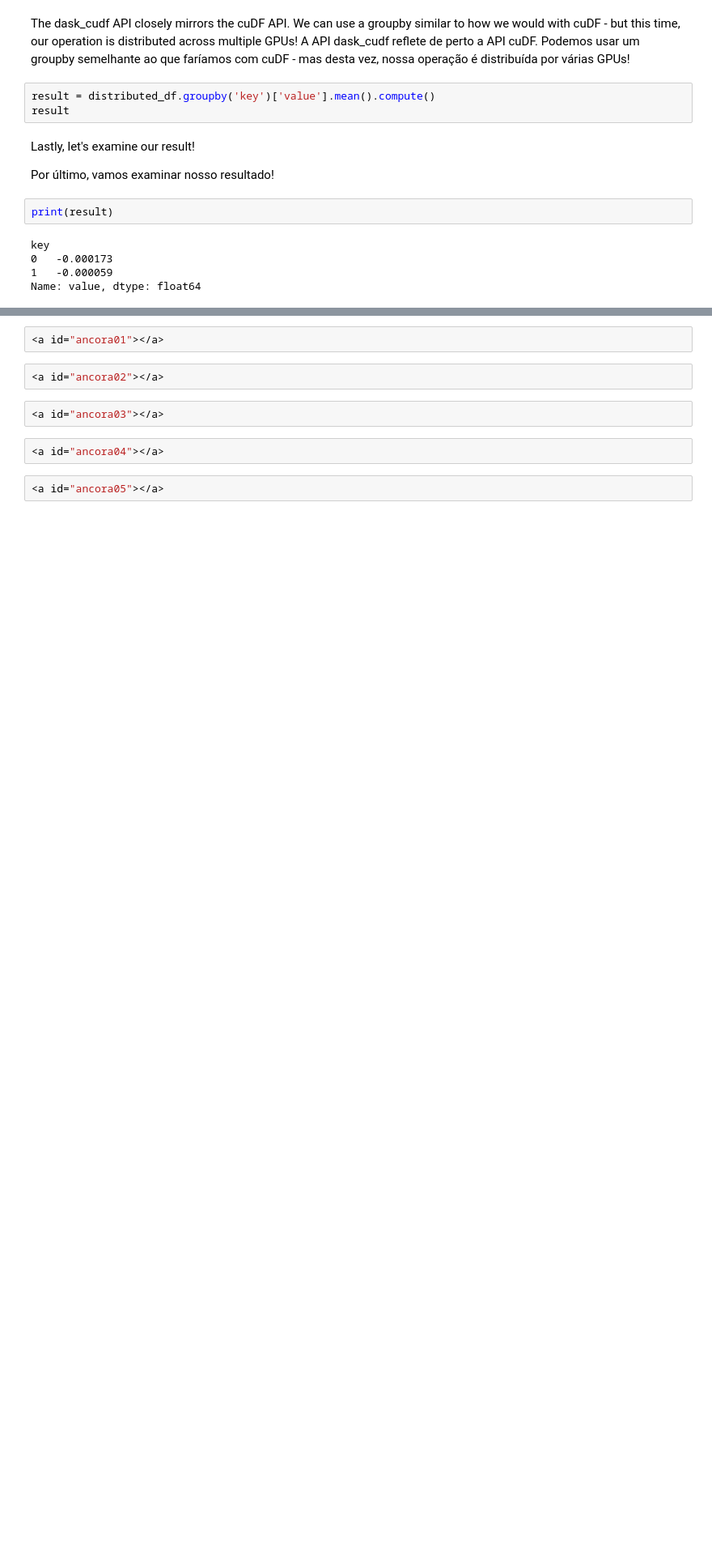
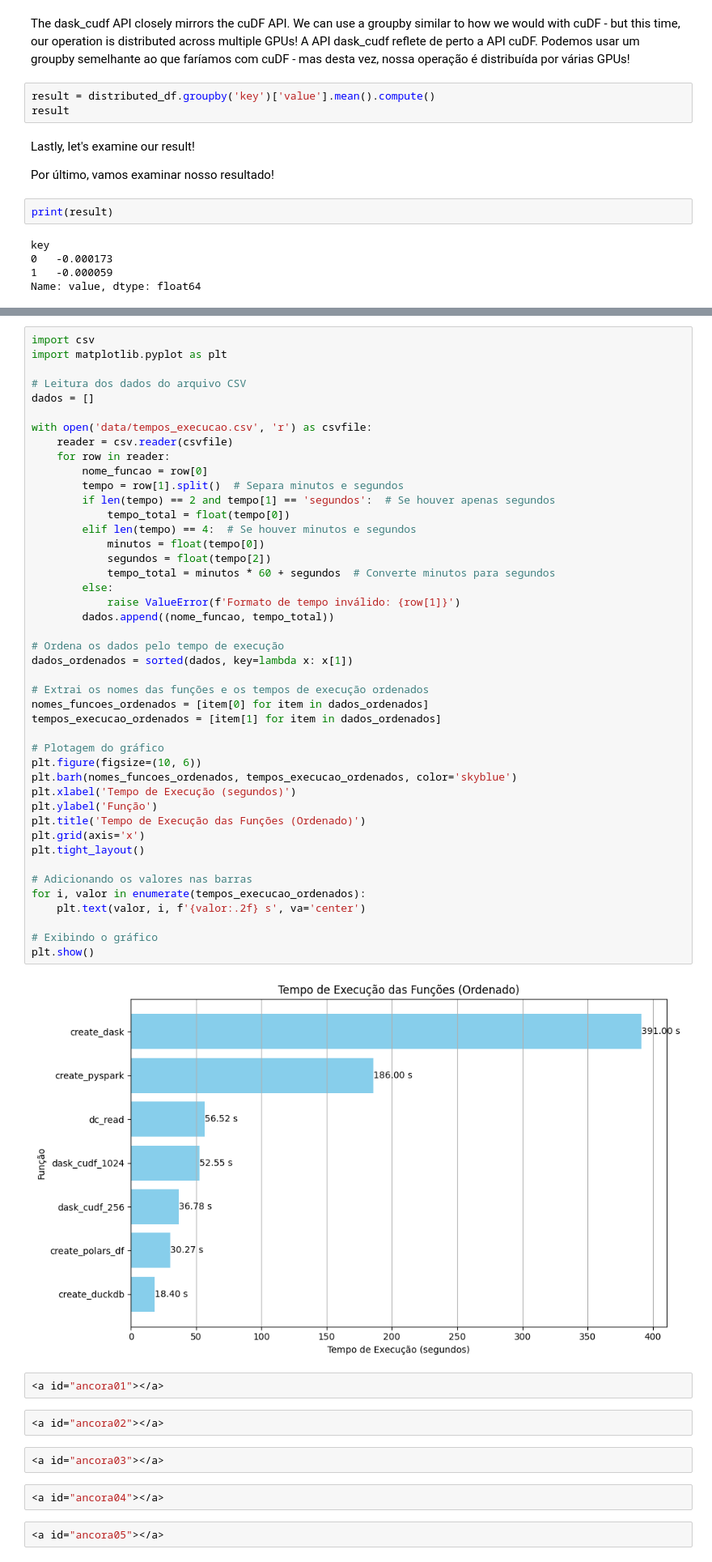
Before and after one commit to Jcnok/bootcamp-jornada-de-dados_2024, a Jupyter notebook: aula_05/aula_05.ipynb, the cells around one changed output, grey strips where cells are left out. Shown: that part at 81% size. Saved outputs shown, nothing was run; the diff lists cells and outputs as text; blank space fills up the shorter version.

```diff
--- a/aula_05/aula_05.ipynb
+++ b/aula_05/aula_05.ipynb
@@ -1560,3 +1611,49 @@ Name: value, dtype: float64
+# %%
+import csv
+import matplotlib.pyplot as plt
+
+# Leitura dos dados do arquivo CSV
+dados = []
+
+with open('data/tempos_execucao.csv', 'r') as csvfile:
+    reader = csv.reader(csvfile)
+    for row in reader:
+        nome_funcao = row[0]
+        tempo = row[1].split()  # Separa minutos e segundos
+        if len(tempo) == 2 and tempo[1] == 'segundos':  # Se houver apenas segundos
+            tempo_total = float(tempo[0])
+        elif len(tempo) == 4:  # Se houver minutos e segundos
+            minutos = float(tempo[0])
+            segundos = float(tempo[2])
+            tempo_total = minutos * 60 + segundos  # Converte minutos para segundos
+        else:
+            raise ValueError(f'Formato de tempo inválido: {row[1]}')
+        dados.append((nome_funcao, tempo_total))
+
+# Ordena os dados pelo tempo de execução
+dados_ordenados = sorted(dados, key=lambda x: x[1])
+
+# Extrai os nomes das funções e os tempos de execução ordenados
+nomes_funcoes_ordenados = [item[0] for item in dados_ordenados]
+tempos_execucao_ordenados = [item[1] for item in dados_ordenados]
+
+# Plotagem do gráfico
+plt.figure(figsize=(10, 6))
+plt.barh(nomes_funcoes_ordenados, tempos_execucao_ordenados, color='skyblue')
+plt.xlabel('Tempo de Execução (segundos)')
+plt.ylabel('Função')
+plt.title('Tempo de Execução das Funções (Ordenado)')
+plt.grid(axis='x')
+plt.tight_layout()
+
+# Adicionando os valores nas barras
+for i, valor in enumerate(tempos_execucao_ordenados):
+    plt.text(valor, i, f'{valor:.2f} s', va='center')
+
+# Exibindo o gráfico
+plt.show()
+# %% [output]
+[figure, added]
 # %%
 <a id="ancora01"></a>
 # %%
```
Also changed, not shown: parts of 12 cells of this notebook, 3 other files.
